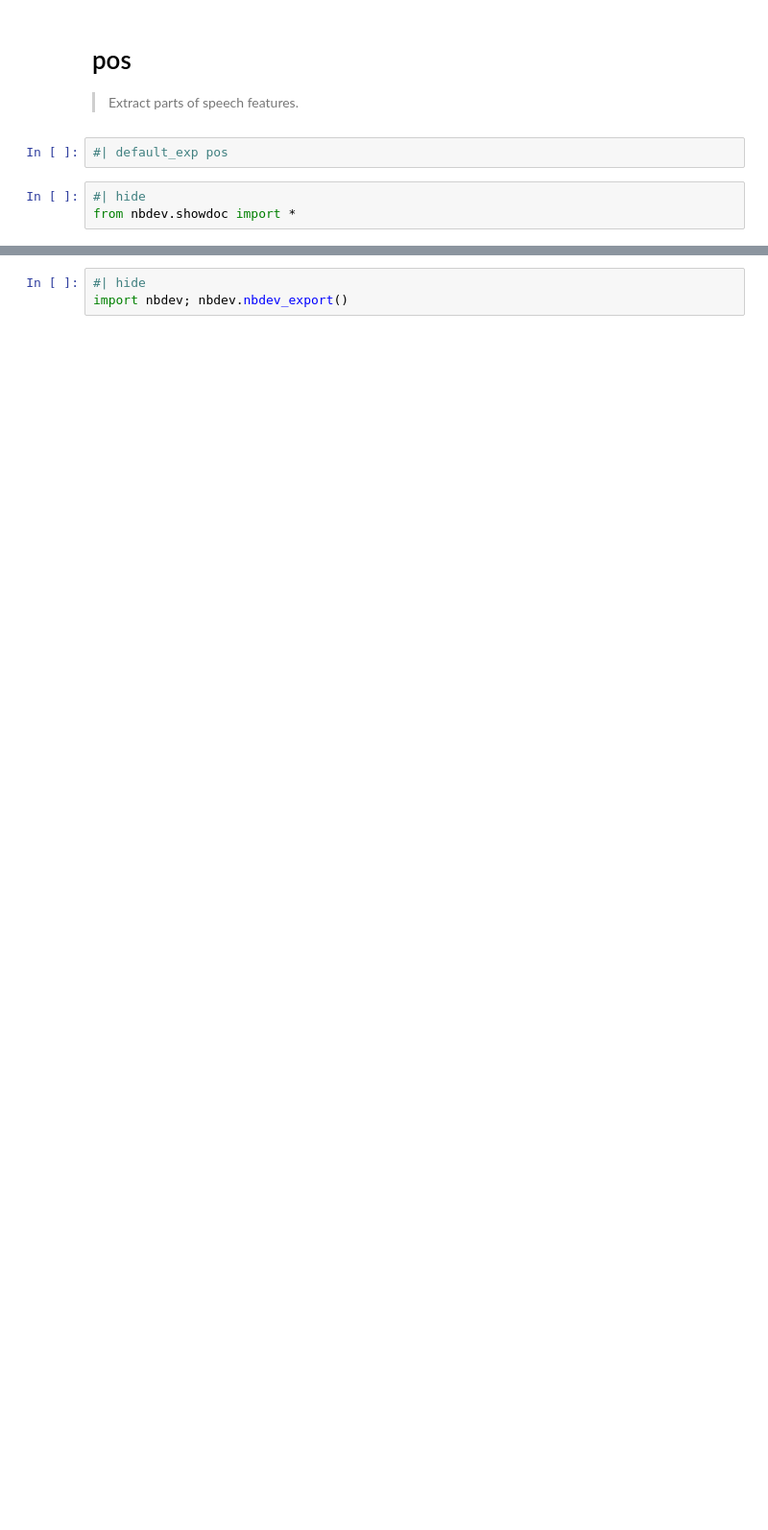
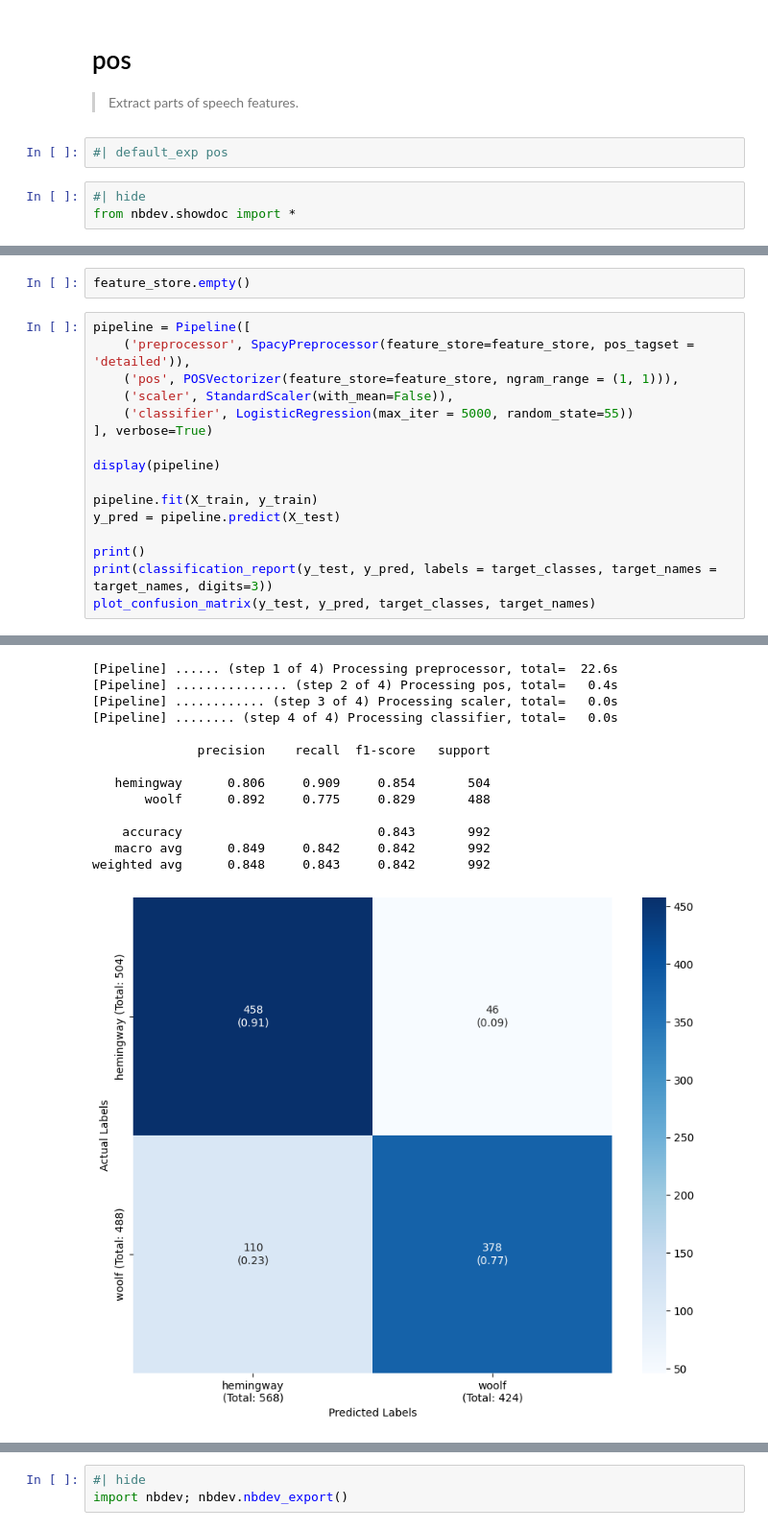
Before and after one commit to polsci/textplumber, a Jupyter notebook: nbs/30_pos.ipynb, the cells around one changed output, grey strips where cells are left out. Shown at 96% size. Cells and saved outputs as stored; diff of their text form; blank space fills up the shorter version.

```diff
--- a/nbs/30_pos.ipynb
+++ b/nbs/30_pos.ipynb
@@ -82,0 +159,19 @@ os.remove('test_pos.sqlite')
+# %%
+feature_store.empty()
+# %%
+pipeline = Pipeline([
+    ('preprocessor', SpacyPreprocessor(feature_store=feature_store, pos_tagset = 'detailed')),
+	('pos', POSVectorizer(feature_store=feature_store, ngram_range = (1, 1))),
+	('scaler', StandardScaler(with_mean=False)),
+    ('classifier', LogisticRegression(max_iter = 5000, random_state=55))
+], verbose=True)
+
+display(pipeline)
+
+pipeline.fit(X_train, y_train)
+y_pred = pipeline.predict(X_test)
+
+print()
+print(classification_report(y_test, y_pred, labels = target_classes, target_names = target_names, digits=3))
+plot_confusion_matrix(y_test, y_pred, target_classes, target_names)
+# %% [output]
@@ -82,0 +187,14 @@ os.remove('test_pos.sqlite')
+[Pipeline] ...... (step 1 of 4) Processing preprocessor, total=  22.6s
+[Pipeline] ............... (step 2 of 4) Processing pos, total=   0.4s
+[Pipeline] ............ (step 3 of 4) Processing scaler, total=   0.0s
+[Pipeline] ........ (step 4 of 4) Processing classifier, total=   0.0s
+
+              precision    recall  f1-score   support
+
+   hemingway      0.806     0.909     0.854       504
+       woolf      0.892     0.775     0.829       488
+
+    accuracy                          0.843       992
+   macro avg      0.849     0.842     0.842       992
+weighted avg      0.848     0.843     0.842       992
+[figure, added]
```
Also changed, not shown: parts of 24 cells of this notebook.
